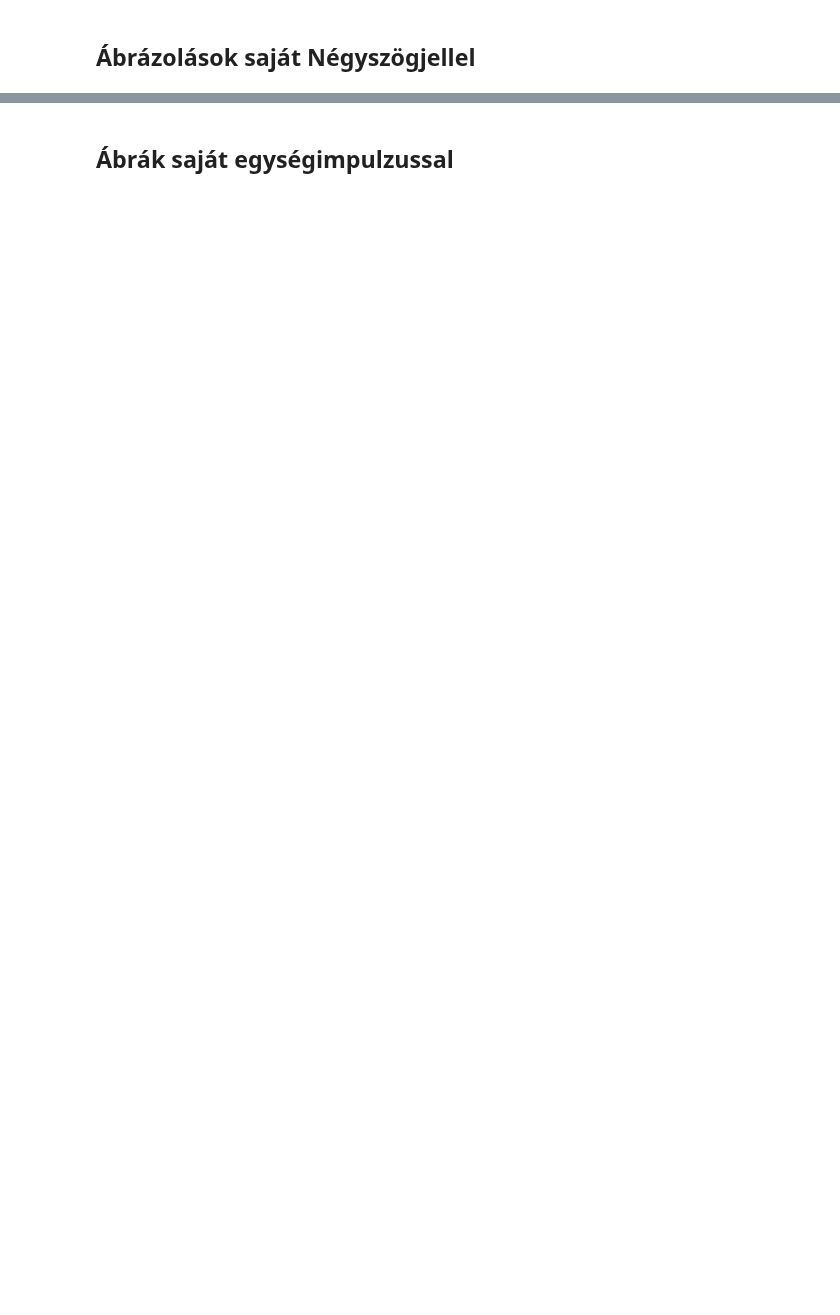
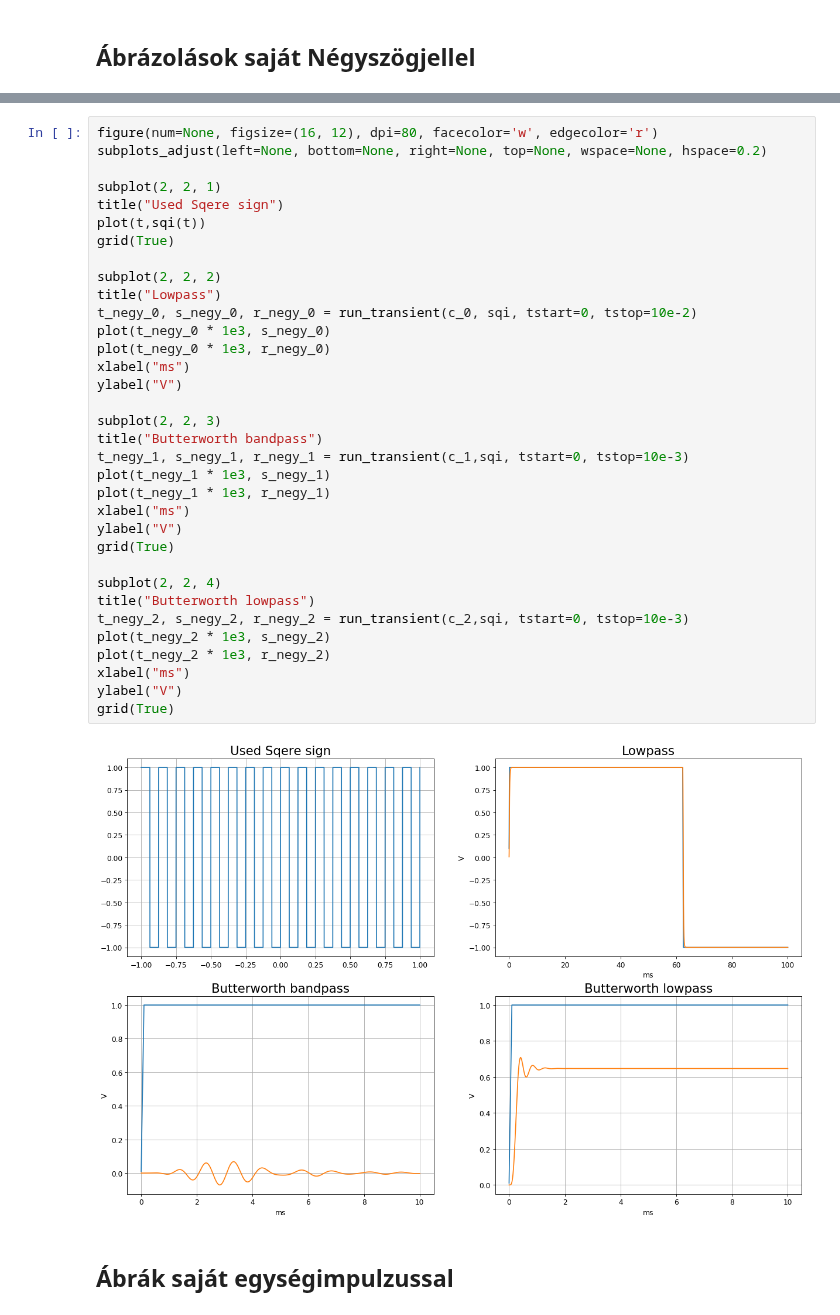
Before and after one commit to Tominano/Numerical-methods-of-physics-II, a Jupyter notebook: 3_feladatsor/3_feladat_Tomi.ipynb, the cells around one changed output, grey strips where cells are left out. Drawn from its saved outputs; the diff is of its cells as text; blank space fills up the shorter version.

```diff
--- a/3_feladatsor/3_feladat_Tomi.ipynb
+++ b/3_feladatsor/3_feladat_Tomi.ipynb
@@ -333,3 +343,39 @@ plt.ylabel("V")
+# %%
+figure(num=None, figsize=(16, 12), dpi=80, facecolor='w', edgecolor='r')
+subplots_adjust(left=None, bottom=None, right=None, top=None, wspace=None, hspace=0.2)
+
+subplot(2, 2, 1)
+title("Used Sqere sign")
+plot(t,sqi(t))
+grid(True)
+
+subplot(2, 2, 2)
+title("Lowpass")
+t_negy_0, s_negy_0, r_negy_0 = run_transient(c_0, sqi, tstart=0, tstop=10e-2)
+plot(t_negy_0 * 1e3, s_negy_0)
+plot(t_negy_0 * 1e3, r_negy_0)
+xlabel("ms")
+ylabel("V")
+
+subplot(2, 2, 3)
+title("Butterworth bandpass")
+t_negy_1, s_negy_1, r_negy_1 = run_transient(c_1,sqi, tstart=0, tstop=10e-3)
+plot(t_negy_1 * 1e3, s_negy_1)
+plot(t_negy_1 * 1e3, r_negy_1)
+xlabel("ms")
+ylabel("V")
+grid(True)
+
+subplot(2, 2, 4)
+title("Butterworth lowpass")
+t_negy_2, s_negy_2, r_negy_2 = run_transient(c_2,sqi, tstart=0, tstop=10e-3)
+plot(t_negy_2 * 1e3, s_negy_2)
+plot(t_negy_2 * 1e3, r_negy_2)
+xlabel("ms")
+ylabel("V")
+grid(True)
+# %% [output]
+[figure, added]
 # %% [markdown]
 ## Ábrák saját egységimpulzussal
 # %%
```
Also changed, not shown: parts of 26 cells of this notebook.
